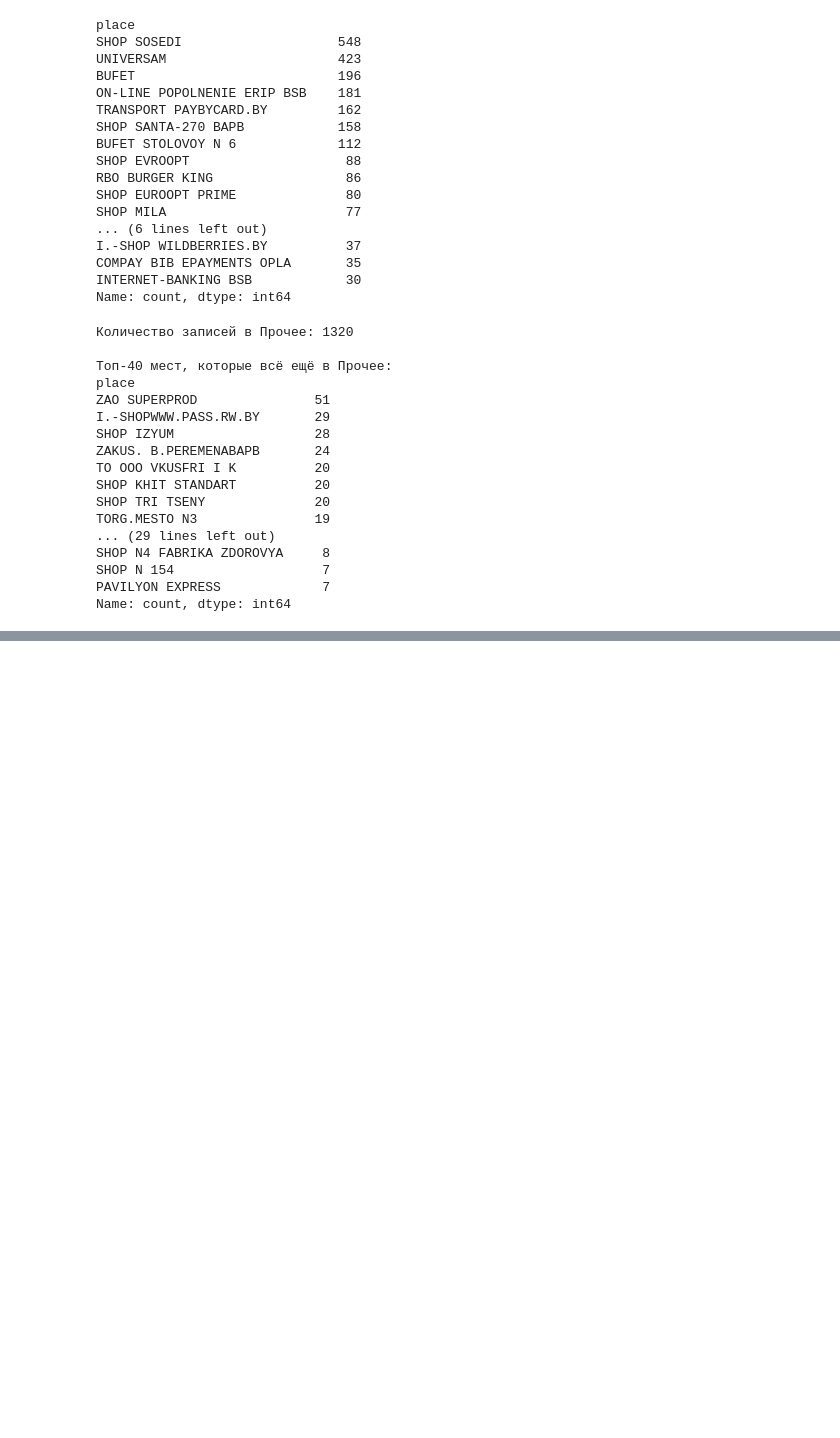
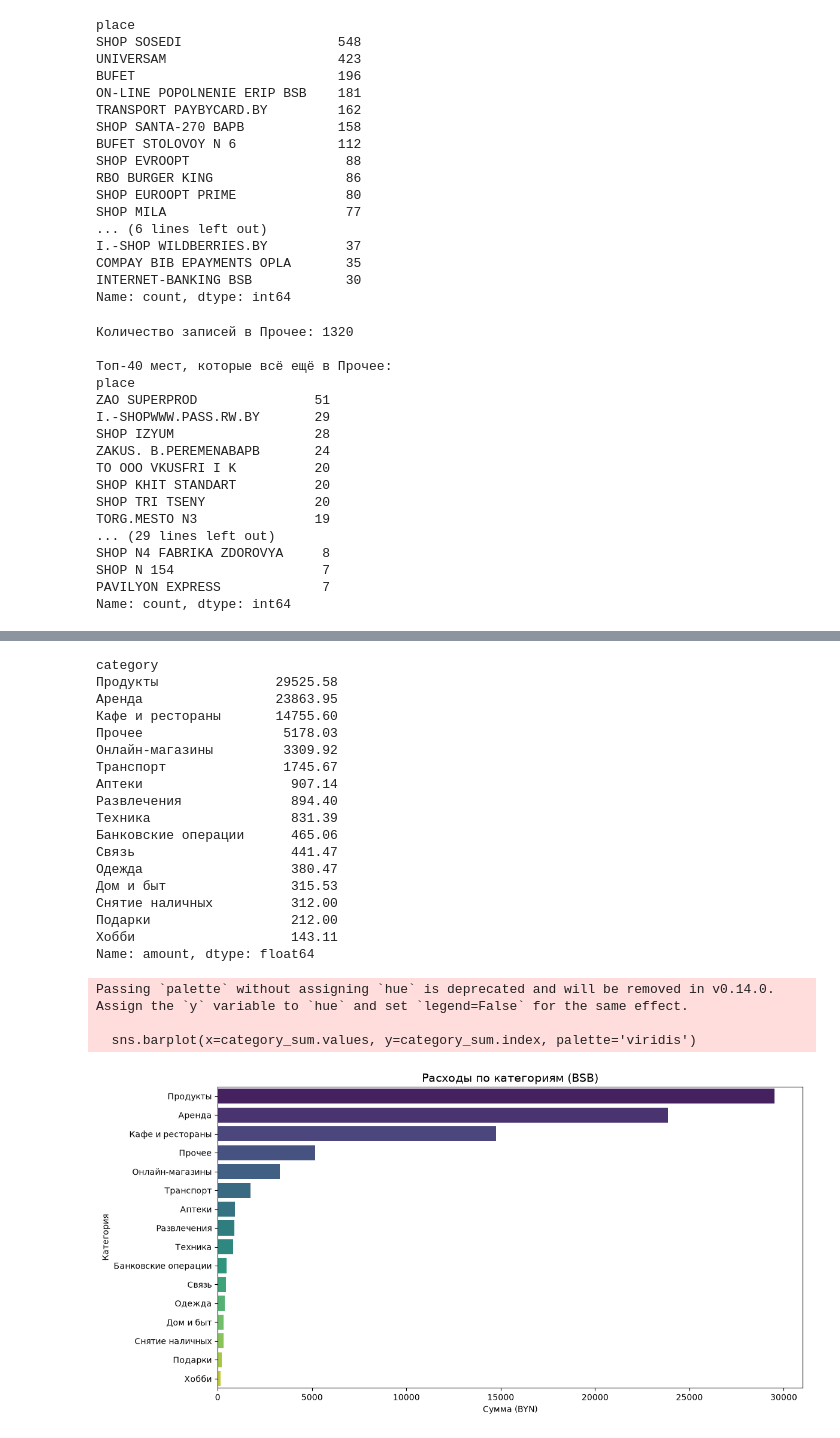
Before and after one commit to F1stik/data-science, a Jupyter notebook: 03_visualization_of_data/04_seaborn.ipynb, the cells around one changed output, grey strips where cells are left out. Saved outputs shown, nothing was run; the diff lists cells and outputs as text; code cells hidden in the pictures; blank space fills up the shorter version.

```diff
--- a/03_visualization_of_data/04_seaborn.ipynb
+++ b/03_visualization_of_data/04_seaborn.ipynb
@@ -379,0 +867,7 @@ def get_category(place):
+# %%
+# 3. Проверяем, срабатывает ли exact_map
+test_places = list(exact_map.keys())[:5]
+
+for place in test_places:
+    result = get_category(place)
+    print(f"{place} → {result}")
@@ -379,0 +993,2 @@ def get_category(place):
+# %%
+df['category'] = df['place'].apply(get_category)
@@ -379,0 +1023,11 @@ def get_category(place):
+# %%
+df['category'] = df['place'].apply(get_category)
+
+print("Новое распределение по сумме:")
+print(
+    df[df['is_expense']]
+    .groupby('category')['amount']
+    .sum()
+    .sort_values(ascending=False)
+    .round(2)
+)
@@ -379,0 +1102,45 @@ def get_category(place):
+# %%
+import seaborn as sns
+import matplotlib.pyplot as plt
+
+# Считаем сумму по категориям (только расходы)
+category_sum = (
+    df[df['is_expense']]
+    .groupby('category')['amount']
+    .sum()
+    .sort_values(ascending=False)
+)
+
+print(category_sum.round(2))
+
+# Строим график
+plt.figure(figsize=(12, 6))
+sns.barplot(x=category_sum.values, y=category_sum.index, palette='viridis')
+plt.title('Расходы по категориям (BSB)', fontsize=14)
+plt.xlabel('Сумма (BYN)')
+plt.ylabel('Категория')
+plt.tight_layout()
+plt.show()
+# %% [output]
+category
+Продукты               29525.58
+Аренда                 23863.95
+Кафе и рестораны       14755.60
+Прочее                  5178.03
+Онлайн-магазины         3309.92
+Транспорт               1745.67
+Аптеки                   907.14
+Развлечения              894.40
+Техника                  831.39
+Банковские операции      465.06
+Связь                    441.47
+Одежда                   380.47
+Дом и быт                315.53
+Снятие наличных          312.00
+Подарки                  212.00
+Хобби                    143.11
+Name: amount, dtype: float64
+Passing `palette` without assigning `hue` is deprecated and will be removed in v0.14.0. Assign the `y` variable to `hue` and set `legend=False` for the same effect.
+
+  sns.barplot(x=category_sum.values, y=category_sum.index, palette='viridis')
+[figure, added]
```
Also changed, not shown: parts of 26 cells of this notebook, 2 other files.
